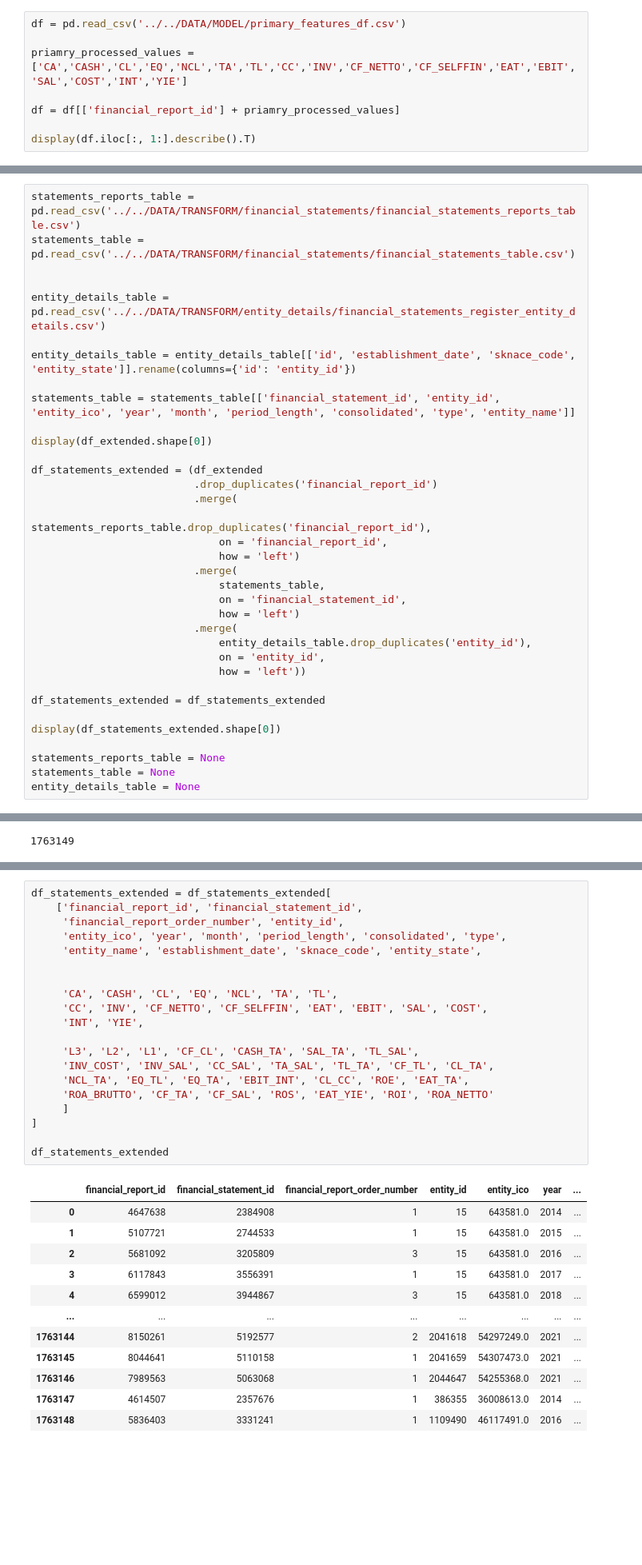
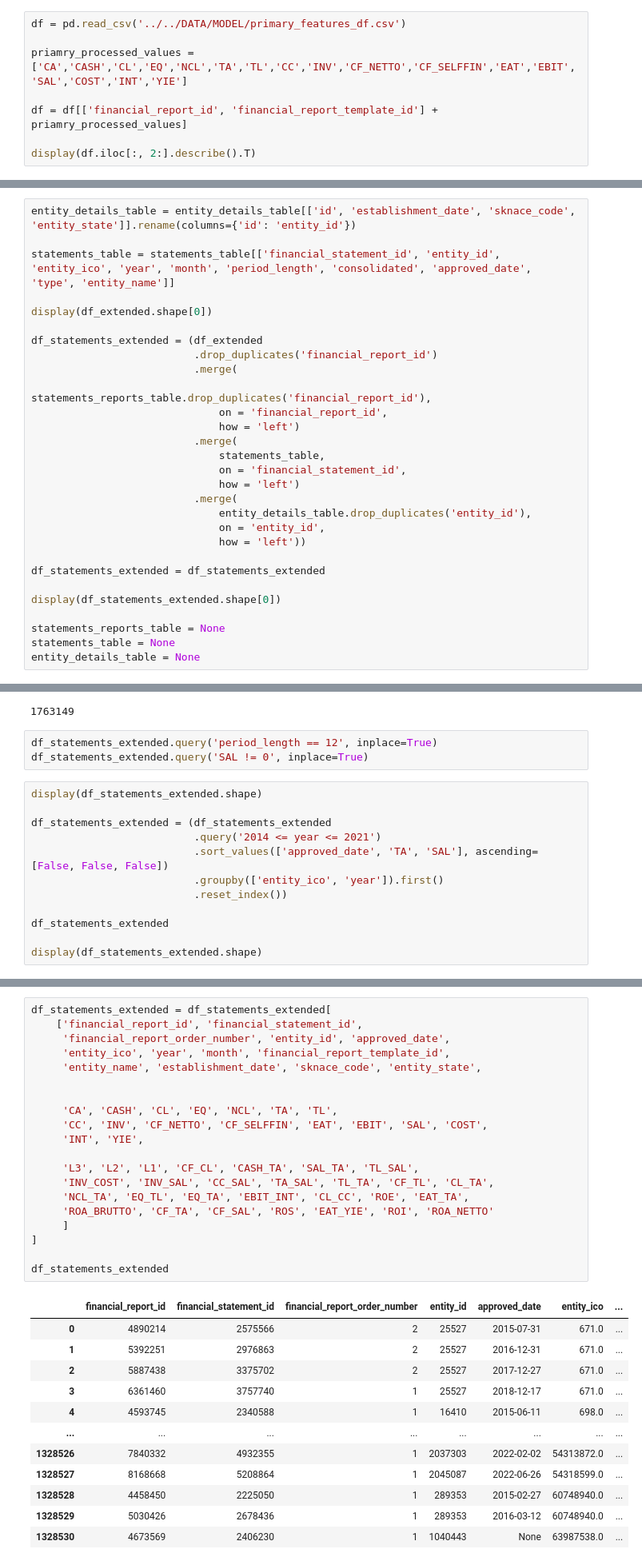
Before and after one commit to rohalmatus/financial-distress-models, a Jupyter notebook: CODE/TRANSFORM/06_financial_ratios_transform.ipynb, the cells around one changed output, grey strips where cells are left out. Shown at 80% size. Drawn from its saved outputs; the diff is of its cells as text; blank space fills up the shorter version.

Commit message:
updated transformation process, added finalization script

```diff
--- a/CODE/TRANSFORM/06_financial_ratios_transform.ipynb
+++ b/CODE/TRANSFORM/06_financial_ratios_transform.ipynb
@@ -12,9 +12,9 @@ df = pd.read_csv('../../DATA/MODEL/primary_features_df.csv')
 
 priamry_processed_values = ['CA','CASH','CL','EQ','NCL','TA','TL','CC','INV','CF_NETTO','CF_SELFFIN','EAT','EBIT','SAL','COST','INT','YIE']
 
-df = df[['financial_report_id'] + priamry_processed_values]
+df = df[['financial_report_id', 'financial_report_template_id'] + priamry_processed_values]
 
-display(df.iloc[:, 1:].describe().T)
+display(df.iloc[:, 2:].describe().T)
 # %% [output]
 |  | count | mean | std | min | 25% | 50% | 75% | max |
 | CA | 1763209.0 | 324555.334765 | 5.085188e+06 | -14784391.0 | 7136.0 | 24607.0 | 96218.0 | 3.288340e+09 |
@@ -136,13 +140,7 @@ df_extended[ratios].describe().T
 # %%
-statements_reports_table = pd.read_csv('../../DATA/TRANSFORM/financial_statements/financial_statements_reports_table.csv')
-statements_table = pd.read_csv('../../DATA/TRANSFORM/financial_statements/financial_statements_table.csv')
-
-
-entity_details_table = pd.read_csv('../../DATA/TRANSFORM/entity_details/financial_statements_register_entity_details.csv')
-
 entity_details_table = entity_details_table[['id', 'establishment_date', 'sknace_code', 'entity_state']].rename(columns={'id': 'entity_id'})
 
-statements_table = statements_table[['financial_statement_id', 'entity_id', 'entity_ico', 'year', 'month', 'period_length', 'consolidated', 'type', 'entity_name']]
+statements_table = statements_table[['financial_statement_id', 'entity_id', 'entity_ico', 'year', 'month', 'period_length', 'consolidated', 'approved_date', 'type', 'entity_name']]
 
 display(df_extended.shape[0])
 
@@ -171,3 +169,18 @@ entity_details_table = None
 # %% [output]
 1763209
 1763149
+# %%
+df_statements_extended.query('period_length == 12', inplace=True)
+df_statements_extended.query('SAL != 0', inplace=True)
+# %%
+display(df_statements_extended.shape)
+
+df_statements_extended = (df_statements_extended
+                          .query('2014 <= year <= 2021')
+                          .sort_values(['approved_date', 'TA', 'SAL'], ascending=[False, False, False])
+                          .groupby(['entity_ico', 'year']).first()
+                          .reset_index())
+
+df_statements_extended
+
+display(df_statements_extended.shape)
@@ -174,33 +190,33 @@ entity_details_table = None
 # %%
 df_statements_extended = df_statements_extended[
     ['financial_report_id', 'financial_statement_id',
-     'financial_report_order_number', 'entity_id',
-     'entity_ico', 'year', 'month', 'period_length', 'consolidated', 'type',
+     'financial_report_order_number', 'entity_id', 'approved_date',
+     'entity_ico', 'year', 'month', 'financial_report_template_id',
      'entity_name', 'establishment_date', 'sknace_code', 'entity_state',
 
 
      'CA', 'CASH', 'CL', 'EQ', 'NCL', 'TA', 'TL',
      'CC', 'INV', 'CF_NETTO', 'CF_SELFFIN', 'EAT', 'EBIT', 'SAL', 'COST',
      'INT', 'YIE',
 
      'L3', 'L2', 'L1', 'CF_CL', 'CASH_TA', 'SAL_TA', 'TL_SAL',
      'INV_COST', 'INV_SAL', 'CC_SAL', 'TA_SAL', 'TL_TA', 'CF_TL', 'CL_TA',
      'NCL_TA', 'EQ_TL', 'EQ_TA', 'EBIT_INT', 'CL_CC', 'ROE', 'EAT_TA',
      'ROA_BRUTTO', 'CF_TA', 'CF_SAL', 'ROS', 'EAT_YIE', 'ROI', 'ROA_NETTO'
      ]
 ]
 
 df_statements_extended
 # %% [output]
-|  | financial_report_id | financial_statement_id | financial_report_order_number | entity_id | entity_ico | year | ... |
-| 0 | 4647638 | 2384908 | 1 | 15 | 643581.0 | 2014 | ... |
-| 1 | 5107721 | 2744533 | 1 | 15 | 643581.0 | 2015 | ... |
-| 2 | 5681092 | 3205809 | 3 | 15 | 643581.0 | 2016 | ... |
-| 3 | 6117843 | 3556391 | 1 | 15 | 643581.0 | 2017 | ... |
-| 4 | 6599012 | 3944867 | 3 | 15 | 643581.0 | 2018 | ... |
+|  | financial_report_id | financial_statement_id | financial_report_order_number | entity_id | approved_date | entity_ico | ... |
+| 0 | 4890214 | 2575566 | 2 | 25527 | 2015-07-31 | 671.0 | ... |
+| 1 | 5392251 | 2976863 | 2 | 25527 | 2016-12-31 | 671.0 | ... |
+| 2 | 5887438 | 3375702 | 2 | 25527 | 2017-12-27 | 671.0 | ... |
+| 3 | 6361460 | 3757740 | 1 | 25527 | 2018-12-17 | 671.0 | ... |
+| 4 | 4593745 | 2340588 | 1 | 16410 | 2015-06-11 | 698.0 | ... |
 | ... | ... | ... | ... | ... | ... | ... | ... |
-| 1763144 | 8150261 | 5192577 | 2 | 2041618 | 54297249.0 | 2021 | ... |
-| 1763145 | 8044641 | 5110158 | 1 | 2041659 | 54307473.0 | 2021 | ... |
-| 1763146 | 7989563 | 5063068 | 1 | 2044647 | 54255368.0 | 2021 | ... |
-| 1763147 | 4614507 | 2357676 | 1 | 386355 | 36008613.0 | 2014 | ... |
-| 1763148 | 5836403 | 3331241 | 1 | 1109490 | 46117491.0 | 2016 | ... |
+| 1328526 | 7840332 | 4932355 | 1 | 2037303 | 2022-02-02 | 54313872.0 | ... |
+| 1328527 | 8168668 | 5208864 | 1 | 2045087 | 2022-06-26 | 54318599.0 | ... |
+| 1328528 | 4458450 | 2225050 | 1 | 289353 | 2015-02-27 | 60748940.0 | ... |
+| 1328529 | 5030426 | 2678436 | 1 | 289353 | 2016-03-12 | 60748940.0 | ... |
+| 1328530 | 4673569 | 2406230 | 1 | 1040443 | None | 63987538.0 | ... |
```
Also changed, not shown: parts of 9 cells of this notebook, 4 other files.
